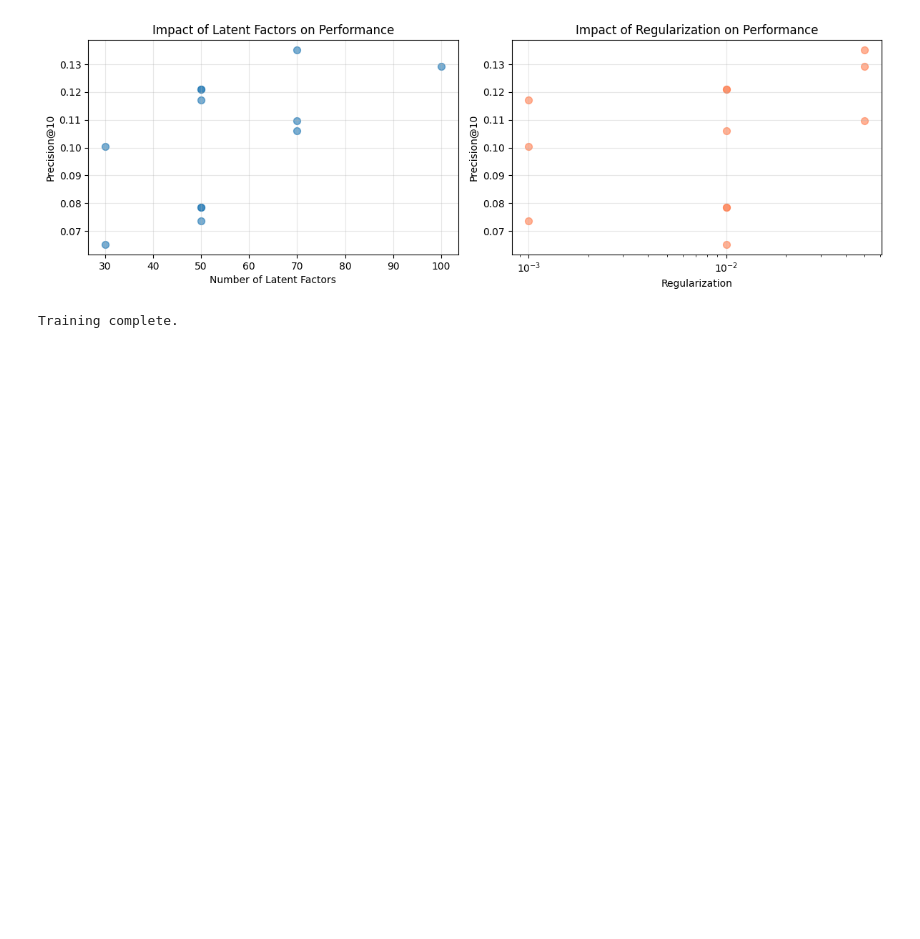
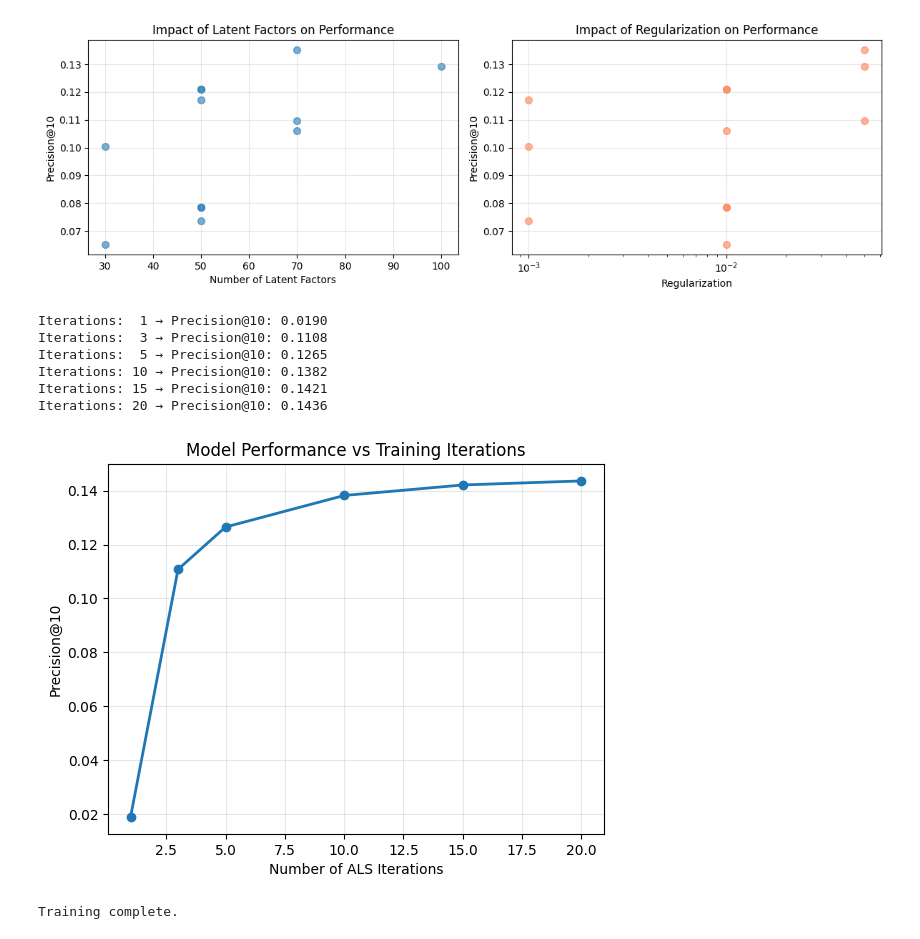
Before and after one commit to mkuangdotcom/Music_Recommendation_System, a Jupyter notebook: User_Centric_Approach_to__Music_Recommendations.ipynb, the cells around one changed output. Cells and saved outputs as stored; diff of their text form; code cells hidden in the pictures; blank space fills up the shorter version.

Commit message:
implementing visuals and big fixes

```diff
--- a/User_Centric_Approach_to__Music_Recommendations.ipynb
+++ b/User_Centric_Approach_to__Music_Recommendations.ipynb
@@ -532,6 +532,36 @@ plt.tight_layout()
 plt.show()
 # %% [output]
 [figure]
+# %%
+# Show how performance improves with more iterations
+iteration_counts = [1, 3, 5, 10, 15, 20]
+precisions = []
+
+for n_iter in iteration_counts:
+    model = AlternatingLeastSquares(
+        factors=100, regularization=0.1,
+        iterations=n_iter, alpha=0.5, random_state=42
+    )
+    model.fit(train_matrix, show_progress=False)
+    precision = evaluate(model, test_interactions, k=10)
+    precisions.append(precision)
+    print(f"Iterations: {n_iter:2d} → Precision@10: {precision:.4f}")
+
+# Plot convergence
+plt.plot(iteration_counts, precisions, marker='o', linewidth=2)
+plt.xlabel('Number of ALS Iterations')
+plt.ylabel('Precision@10')
+plt.title('Model Performance vs Training Iterations')
+plt.grid(True, alpha=0.3)
+plt.show()
+# %% [output]
+Iterations:  1 → Precision@10: 0.0190
+Iterations:  3 → Precision@10: 0.1108
+Iterations:  5 → Precision@10: 0.1265
+Iterations: 10 → Precision@10: 0.1382
+Iterations: 15 → Precision@10: 0.1421
+Iterations: 20 → Precision@10: 0.1436
+[figure, added]
 # %%
 # Train final model with best parameters
 als_model = AlternatingLeastSquares(
```
